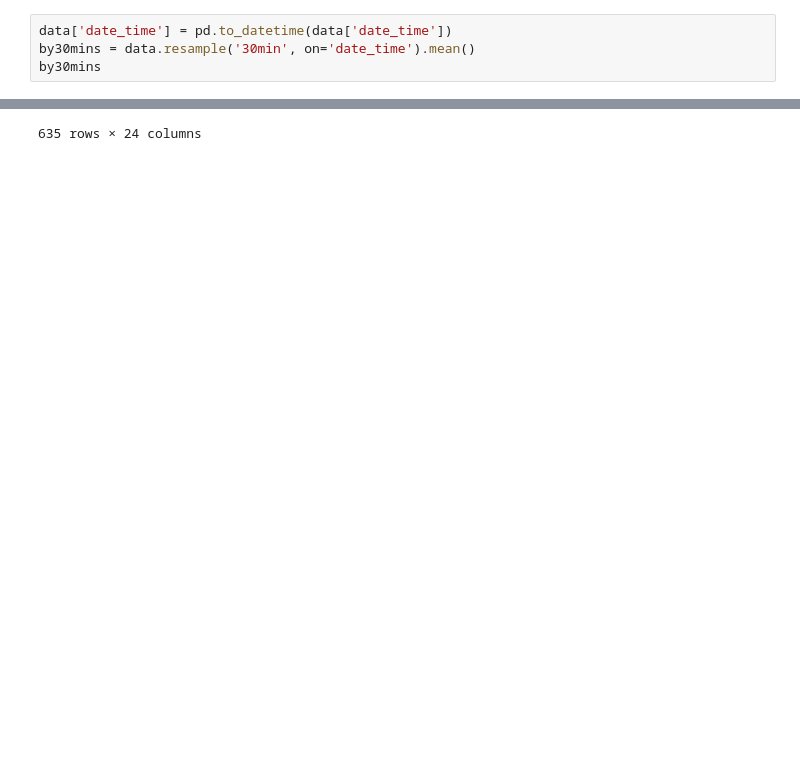
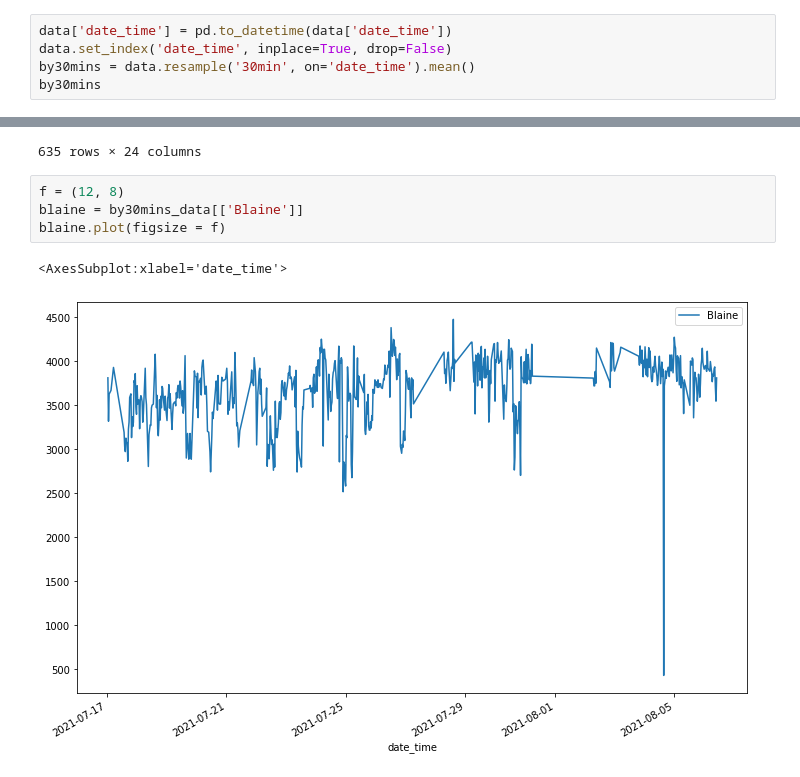
Before and after one commit to elsunais6167/cement, a Jupyter notebook: time_series_correlation.ipynb, the cells around one changed output, grey strips where cells are left out. Drawn from its saved outputs; the diff is of its cells as text; blank space fills up the shorter version.

Commit message:
plots

```diff
--- a/time_series_correlation.ipynb
+++ b/time_series_correlation.ipynb
@@ -21,6 +22,7 @@ data
 25331 rows × 25 columns
 # %%
 data['date_time'] = pd.to_datetime(data['date_time'])
+data.set_index('date_time', inplace=True, drop=False)
 by30mins = data.resample('30min', on='date_time').mean()
 by30mins
 # %% [output]
@@ -56,3 +58,10 @@ by30mins_data
 | 2021-08-06 09:30:00 | 32.5 | 3231.000119 | 178.288727 | 884.483889 | 821.086567 | 183.429574 | 63.484330 | 58.571520 | -4.239002 | -72.253094 | ... |
 | 2021-08-06 10:00:00 | 32.5 | 3120.038407 | 171.787697 | 884.500000 | 821.085927 | 183.637737 | 63.657916 | 58.597963 | -4.274498 | -72.359485 | ... |
 635 rows × 24 columns
+# %%
+f = (12, 8)
+blaine = by30mins_data[['Blaine']]
+blaine.plot(figsize = f)
+# %% [output]
+<AxesSubplot:xlabel='date_time'>
+[figure, added]
```
Also changed, not shown: parts of 3 cells of this notebook.
